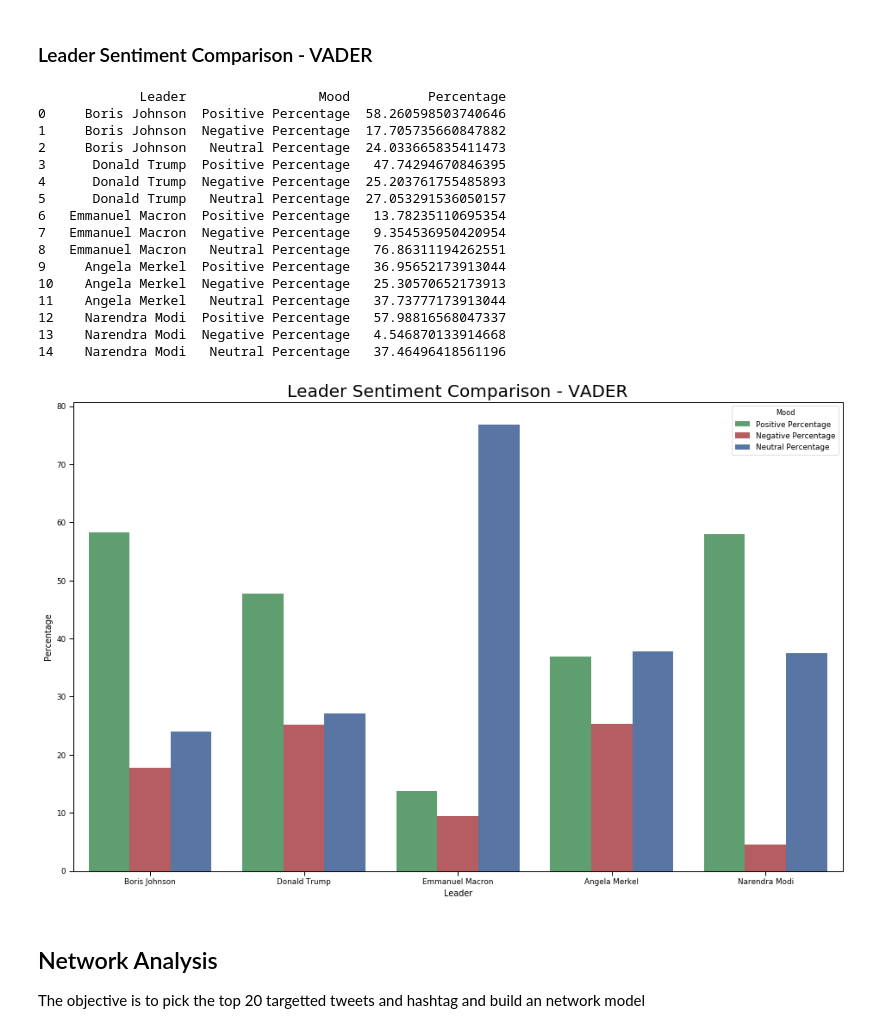
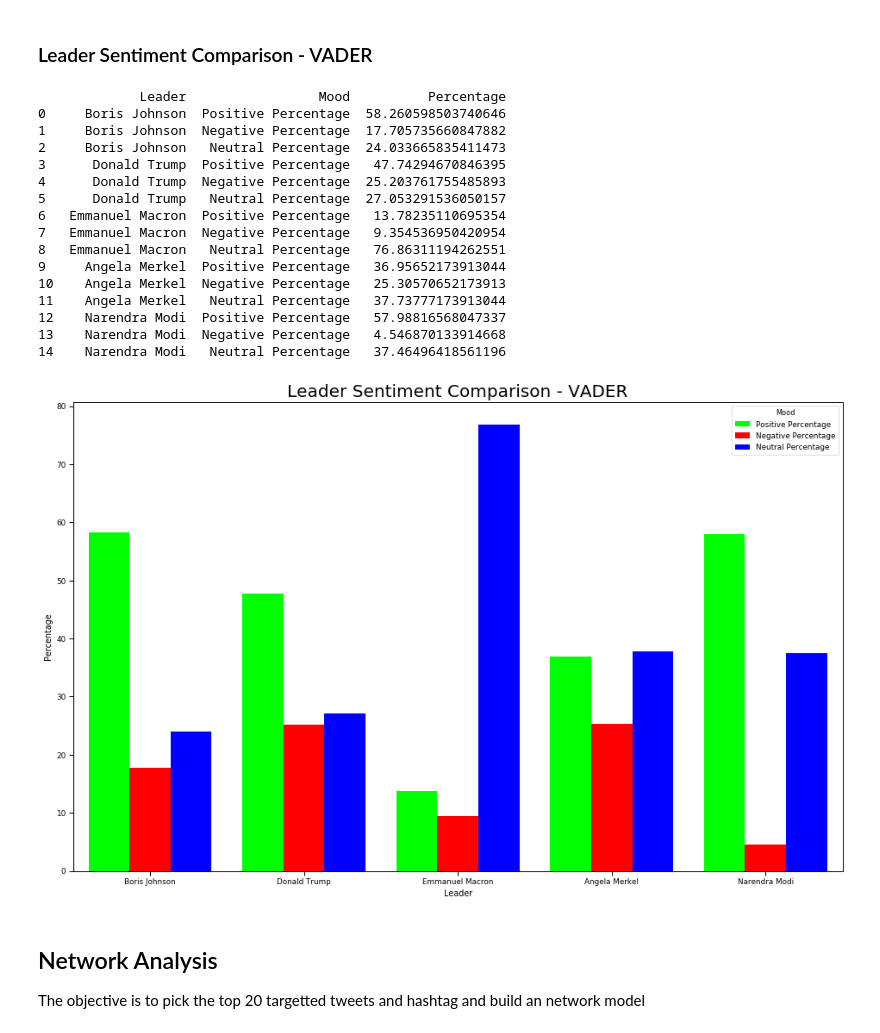
Before and after one commit to mohamedthasleem/DATA620, a Jupyter notebook: 620_JR_MT_Final_Project.ipynb, the cells around one changed output. Drawn from its saved outputs; the diff is of its cells as text; code cells hidden in the pictures.

```diff
--- a/620_JR_MT_Final_Project.ipynb
+++ b/620_JR_MT_Final_Project.ipynb
@@ -588,36 +588,36 @@ print(vader_all_df)
 
 sns.set_context('paper')
 plt.figure(figsize=(16, 10))
-my_pal = ['#5f9e6e', '#b55d60', '#5975a4']
+my_pal = ['#00ff00', '#FF0000', '#0000ff']
 # create plot
 sns.barplot(x = 'Leader', y = 'Percentage', hue = 'Mood', data = vader_all_df,
             palette = my_pal,
             capsize = 0.05,
             saturation = 8,
             errcolor = 'gray', errwidth = 2,
             ci = 'sd'
             )
 
 plt.title('Leader Sentiment Comparison - VADER', fontdict = {'fontsize' : 20})
 plt.show()
 # %% [output]
              Leader                 Mood          Percentage
 0     Boris Johnson  Positive Percentage  58.260598503740646
 1     Boris Johnson  Negative Percentage  17.705735660847882
 2     Boris Johnson   Neutral Percentage  24.033665835411473
 3      Donald Trump  Positive Percentage   47.74294670846395
 4      Donald Trump  Negative Percentage  25.203761755485893
 5      Donald Trump   Neutral Percentage  27.053291536050157
 6   Emmanuel Macron  Positive Percentage   13.78235110695354
 7   Emmanuel Macron  Negative Percentage   9.354536950420954
 8   Emmanuel Macron   Neutral Percentage   76.86311194262551
 9     Angela Merkel  Positive Percentage   36.95652173913044
 10    Angela Merkel  Negative Percentage   25.30570652173913
 11    Angela Merkel   Neutral Percentage   37.73777173913044
 12    Narendra Modi  Positive Percentage   57.98816568047337
 13    Narendra Modi  Negative Percentage   4.546870133914668
 14    Narendra Modi   Neutral Percentage   37.46496418561196
-[figure, old version]
+[figure, new version]
 # %% [markdown]
 <h2>Network Analysis</h2>
 
```
